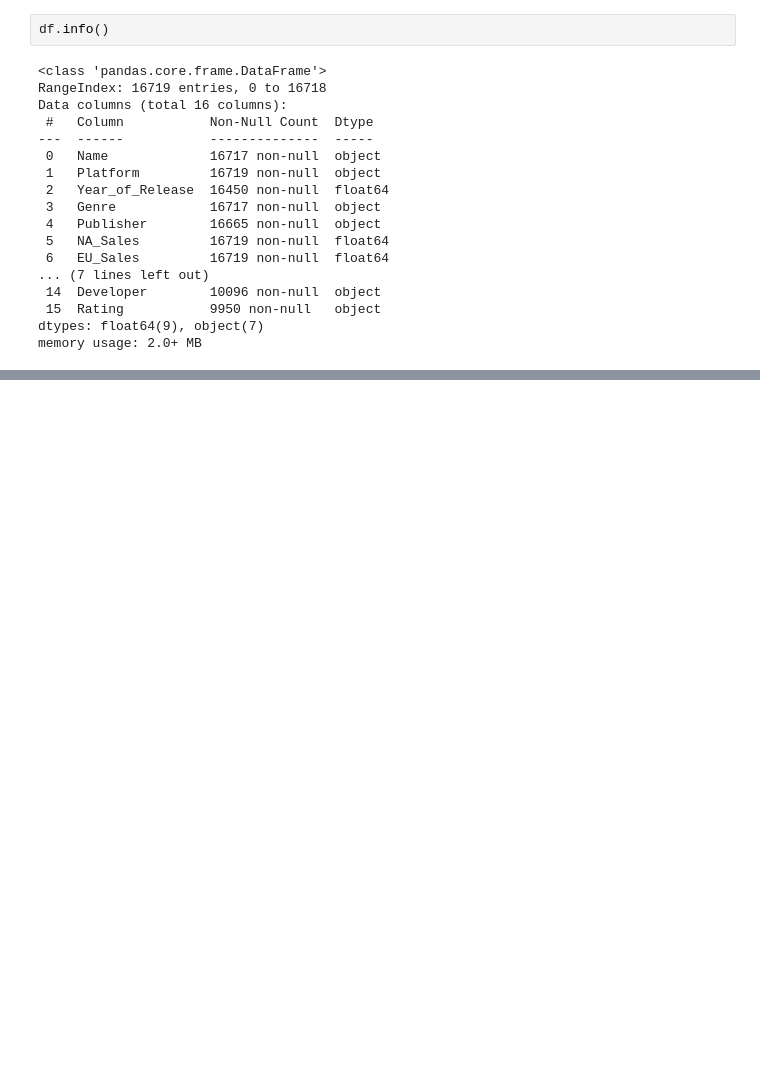
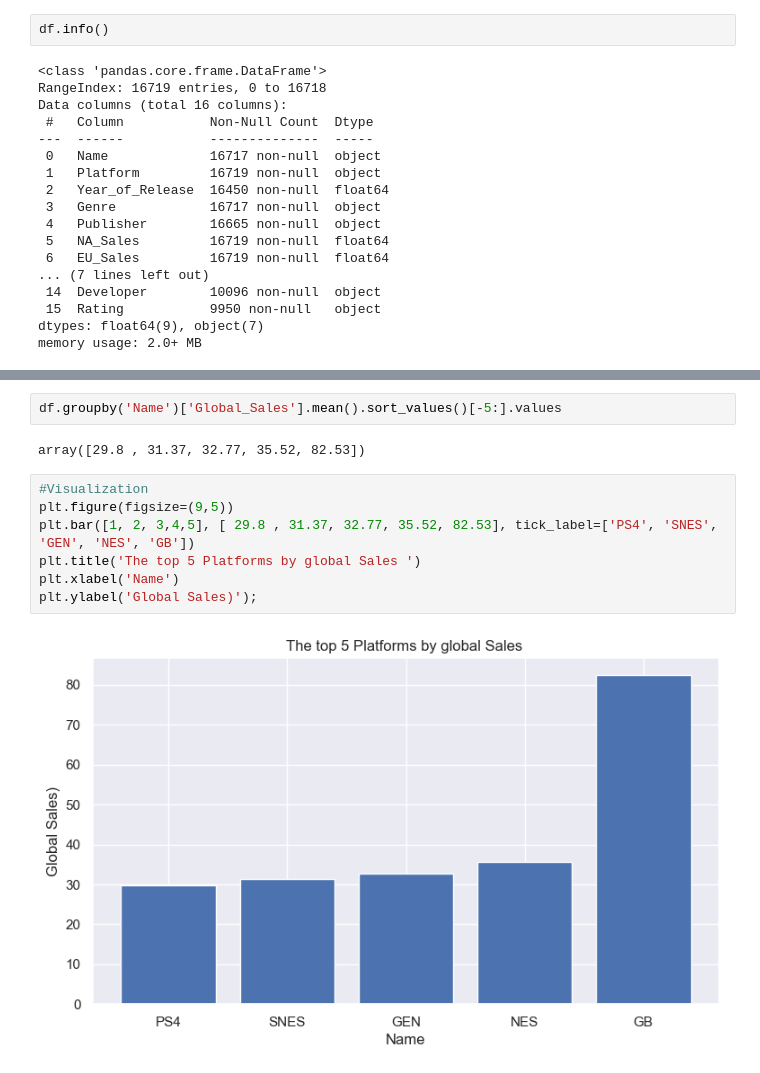
Before and after one commit to 2023396RachelMaeLademora/Rachel_Mae_Lademora_DVizHDip_CA1, a Jupyter notebook: Rachel_Mae_Lademora_DVizHDip_CA1.ipynb, the cells around one changed output, grey strips where cells are left out. Cells and saved outputs as stored; diff of their text form; blank space fills up the shorter version.

```diff
--- a/Rachel_Mae_Lademora_DVizHDip_CA1.ipynb
+++ b/Rachel_Mae_Lademora_DVizHDip_CA1.ipynb
@@ -73,0 +126,13 @@ memory usage: 2.0+ MB
+# %%
+df.groupby('Name')['Global_Sales'].mean().sort_values()[-5:].values
+# %% [output]
+array([29.8 , 31.37, 32.77, 35.52, 82.53])
+# %%
+#Visualization
+plt.figure(figsize=(9,5))
+plt.bar([1, 2, 3,4,5], [ 29.8 , 31.37, 32.77, 35.52, 82.53], tick_label=['PS4', 'SNES', 'GEN', 'NES', 'GB'])
+plt.title('The top 5 Platforms by global Sales ')
+plt.xlabel('Name')
+plt.ylabel('Global Sales)');
+# %% [output]
+[figure, added]
```
Also changed, not shown: parts of 5 cells of this notebook.
